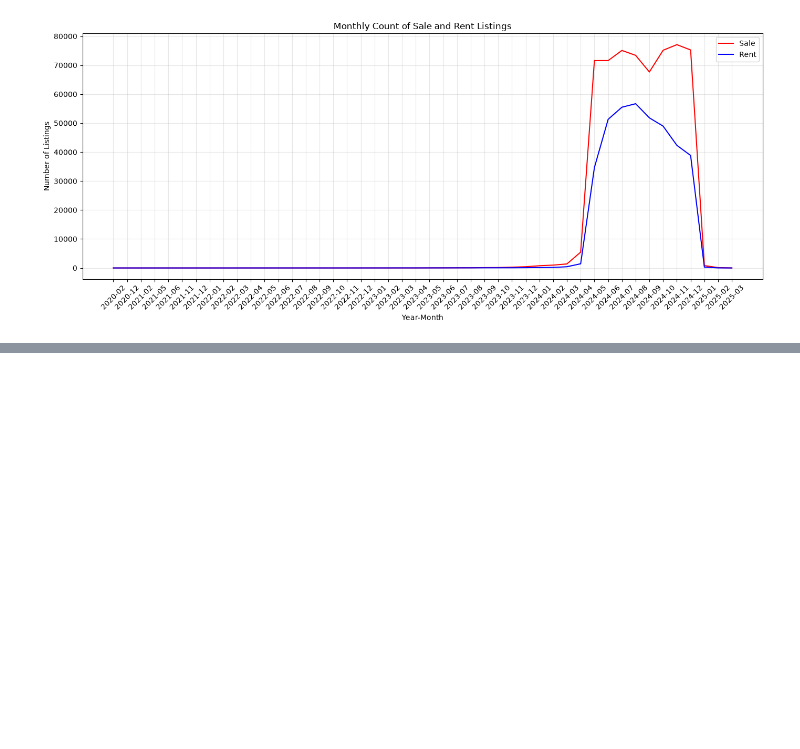
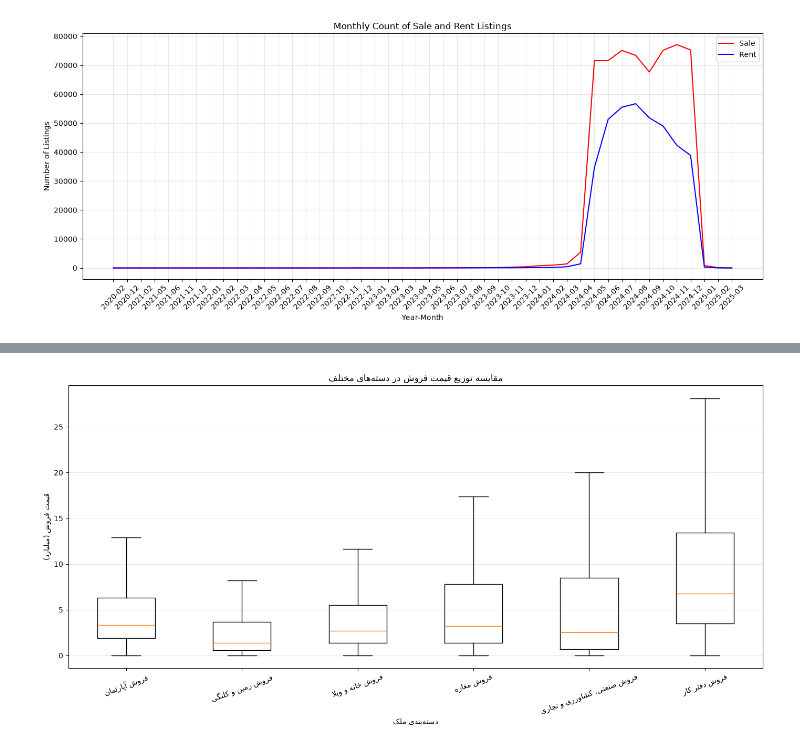
Before and after one commit to s3rasool/divar-real-estate-project, a Jupyter notebook: notebook/mahan_descriptive_stats.ipynb, the cells around one changed output, grey strips where cells are left out. Cells and saved outputs as stored; diff of their text form; code cells hidden in the pictures; blank space fills up the shorter version.

```diff
--- a/notebook/mahan_descriptive_stats.ipynb
+++ b/notebook/mahan_descriptive_stats.ipynb
@@ -129,0 +230,47 @@ plt.show()
+# %%
+import matplotlib.pyplot as plt
+from matplotlib.ticker import FuncFormatter
+
+category_names = {
+    "apartment-sell": "فروش آپارتمان",
+    "plot-old": "فروش زمین و کلنگی",
+    "house-villa-sell": "فروش خانه و ویلا",
+    "shop-sell": "فروش مغازه",
+    "industry-agriculture-business-sell": "فروش صنعتی، کشاورزی و تجاری",
+    "office-sell": "فروش دفتر کار"
+}
+
+box_data = []
+labels = []
+
+for category, title in category_names.items():
+    prices = sale_df.loc[
+        sale_df["cat3_slug"] == category,
+        "price_value"
+    ].dropna()
+
+    box_data.append(prices)
+    labels.append(title)
+
+plt.figure(figsize=(14, 7))
+
+plt.boxplot(
+    box_data,
+    tick_labels=labels,
+    showfliers=False
+)
+
+plt.gca().yaxis.set_major_formatter(
+    FuncFormatter(lambda y, pos: f"{y / 1e9:.0f}")
+)
+
+plt.title("مقایسه توزیع قیمت فروش در دسته‌های مختلف")
+plt.xlabel("دسته‌بندی ملک")
+plt.ylabel("قیمت فروش (میلیارد)")
+
+plt.xticks(rotation=20)
+plt.grid(axis="y", alpha=0.3)
+plt.tight_layout()
+plt.show()
+# %% [output]
+[figure, added]
```
Also changed, not shown: parts of 7 cells of this notebook.
